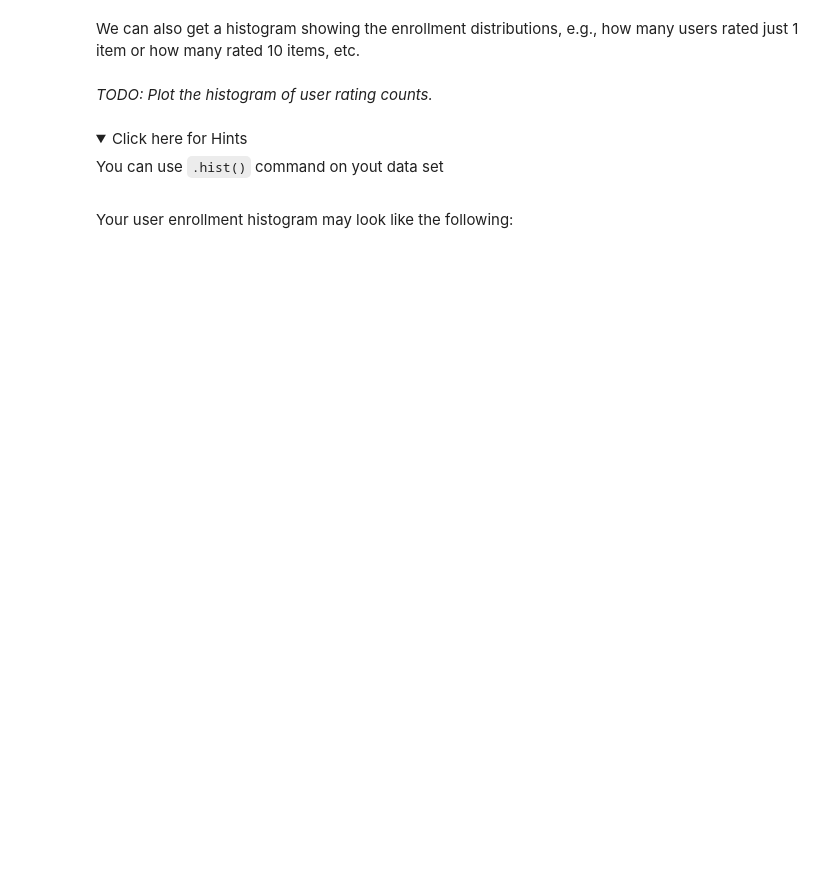
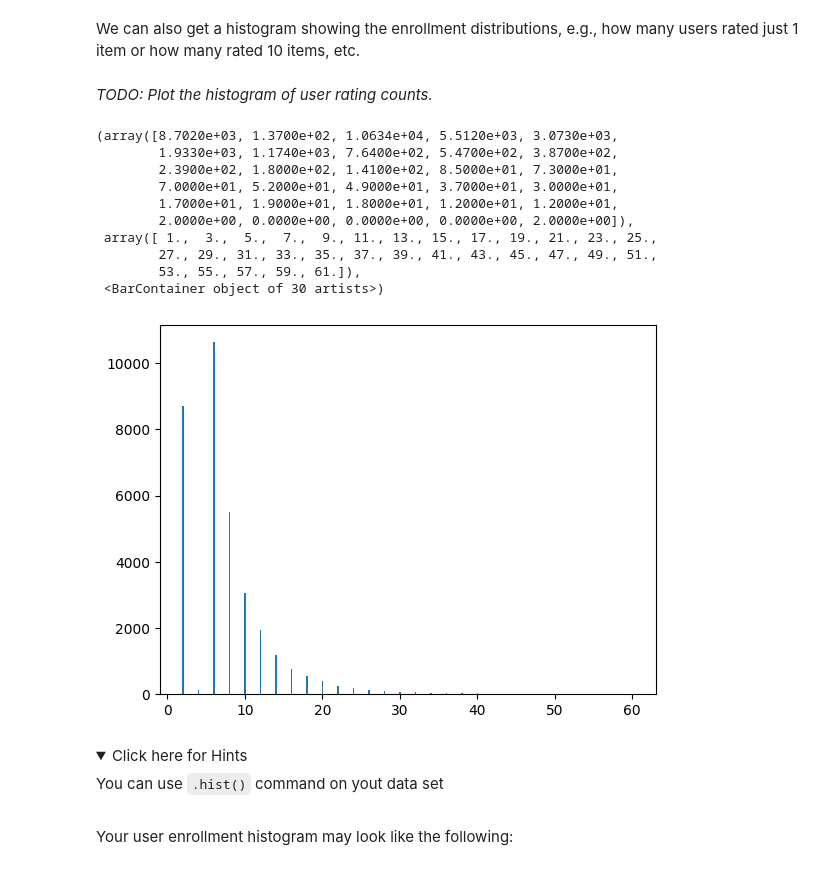
Before and after one commit to sslaquerre07/IBM_Machine_Learning, a Jupyter notebook: course6/module1/lab_jupyter_eda.ipynb, the cells around one changed output. Drawn from its saved outputs; the diff is of its cells as text; code cells hidden in the pictures; folded sections open; blank space fills up the shorter version.

```diff
--- a/course6/module1/lab_jupyter_eda.ipynb
+++ b/course6/module1/lab_jupyter_eda.ipynb
@@ -306,3 +332,5 @@ We have 233306 enrollments. In fact, each user is likely to interact with multip
 _TODO: Apply Pandas' groupby() and size() method on the user column to aggregate the rating count for each user, then report the total number of users after aggregation._
 # %%
 # WRITE YOUR CODE HERE
+num_ratings = ratings_df.groupby('user').size()
+num_ratings
@@ -323,6 +376,19 @@ We can also get a histogram showing the enrollment distributions, e.g., how many
 _TODO: Plot the histogram of user rating counts._
 # %%
 # WRITE YOUR CODE HERE
+plt.hist(num_ratings.values, rwidth=0.10, bins=30)
+# %% [output]
+(array([8.7020e+03, 1.3700e+02, 1.0634e+04, 5.5120e+03, 3.0730e+03,
+        1.9330e+03, 1.1740e+03, 7.6400e+02, 5.4700e+02, 3.8700e+02,
+        2.3900e+02, 1.8000e+02, 1.4100e+02, 8.5000e+01, 7.3000e+01,
+        7.0000e+01, 5.2000e+01, 4.9000e+01, 3.7000e+01, 3.0000e+01,
+        1.7000e+01, 1.9000e+01, 1.8000e+01, 1.2000e+01, 1.2000e+01,
+        2.0000e+00, 0.0000e+00, 0.0000e+00, 0.0000e+00, 2.0000e+00]),
+ array([ 1.,  3.,  5.,  7.,  9., 11., 13., 15., 17., 19., 21., 23., 25.,
+        27., 29., 31., 33., 35., 37., 39., 41., 43., 45., 47., 49., 51.,
+        53., 55., 57., 59., 61.]),
+ <BarContainer object of 30 artists>)
+[figure, added]
 # %% [markdown]
 <details>
     <summary>Click here for Hints</summary>
```
Also changed, not shown: parts of 11 cells of this notebook, 1 other file.
